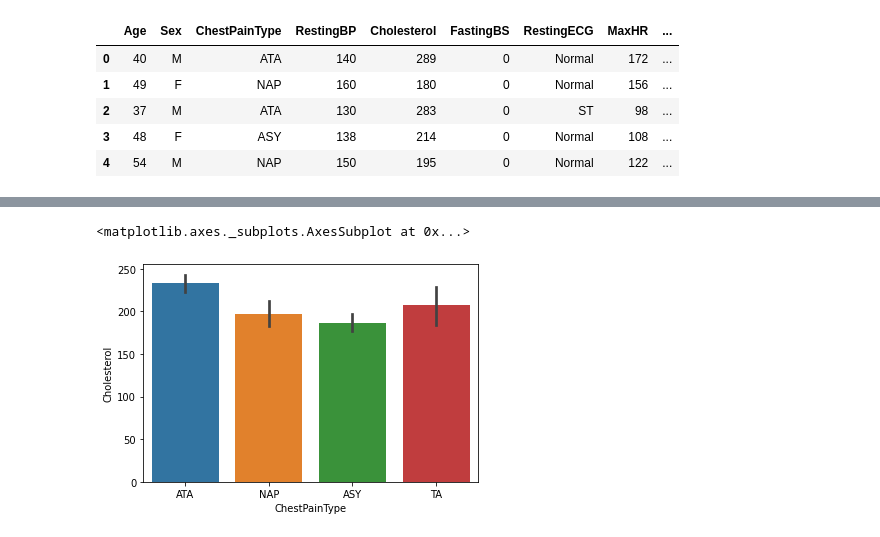
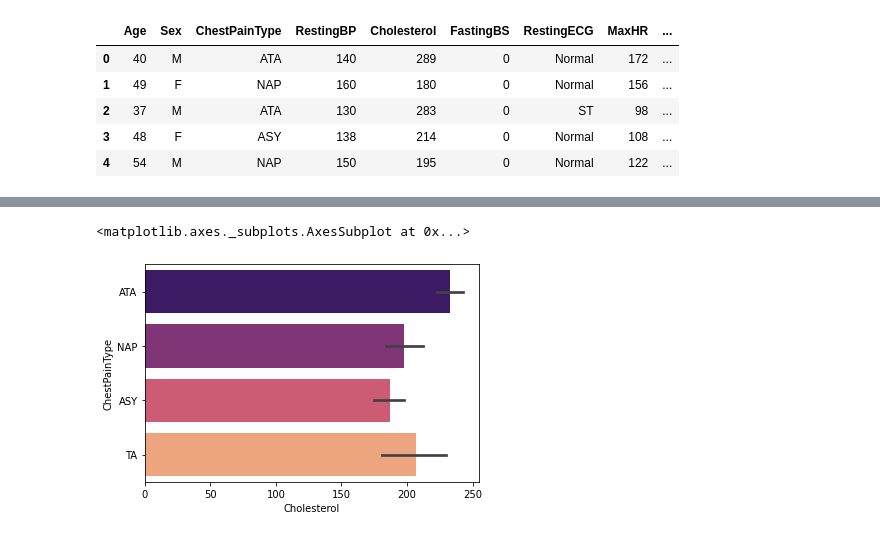
Before and after one commit to sheha919/Stroke_Prediction, a Jupyter notebook: heart_faliure_pred_ml.ipynb, the cells around one changed output, grey strips where cells are left out. Drawn from its saved outputs; the diff is of its cells as text; code cells hidden in the pictures.

```diff
--- a/heart_faliure_pred_ml.ipynb
+++ b/heart_faliure_pred_ml.ipynb
@@ -210,5 +300,5 @@ sns.histplot(data= ml_df, x= 'RestingECG', bins = 'auto')
 # %%
-sns.barplot(data = df, x = 'ChestPainType', y = 'Cholesterol')
+sns.barplot(data = df, y= 'ChestPainType', x = 'Cholesterol', palette="magma")
 # %% [output]
 <matplotlib.axes._subplots.AxesSubplot at 0x...>
-[figure, old version]
+[figure, new version]
```
Also changed, not shown: parts of 19 cells of this notebook.
